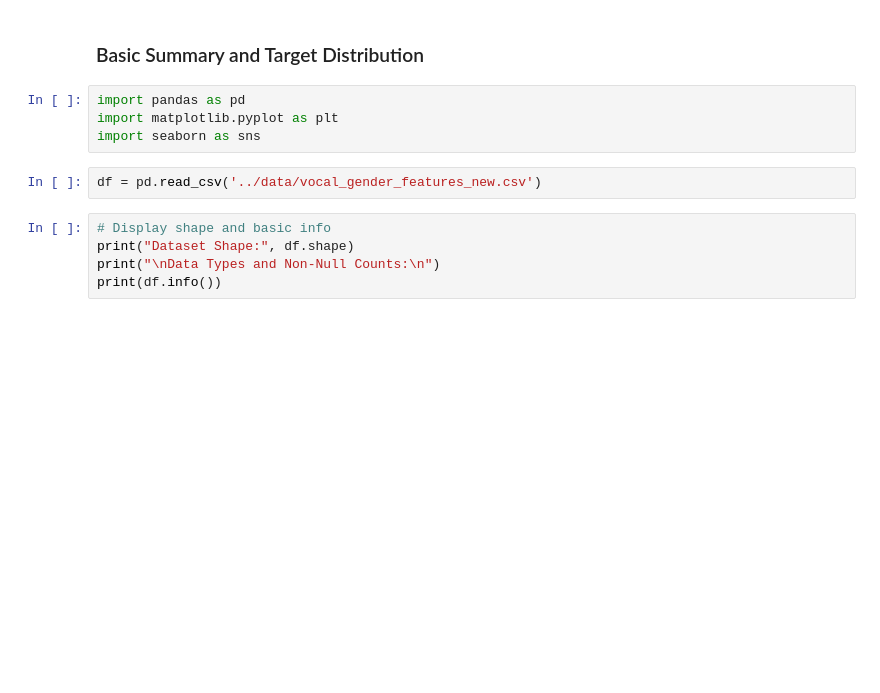
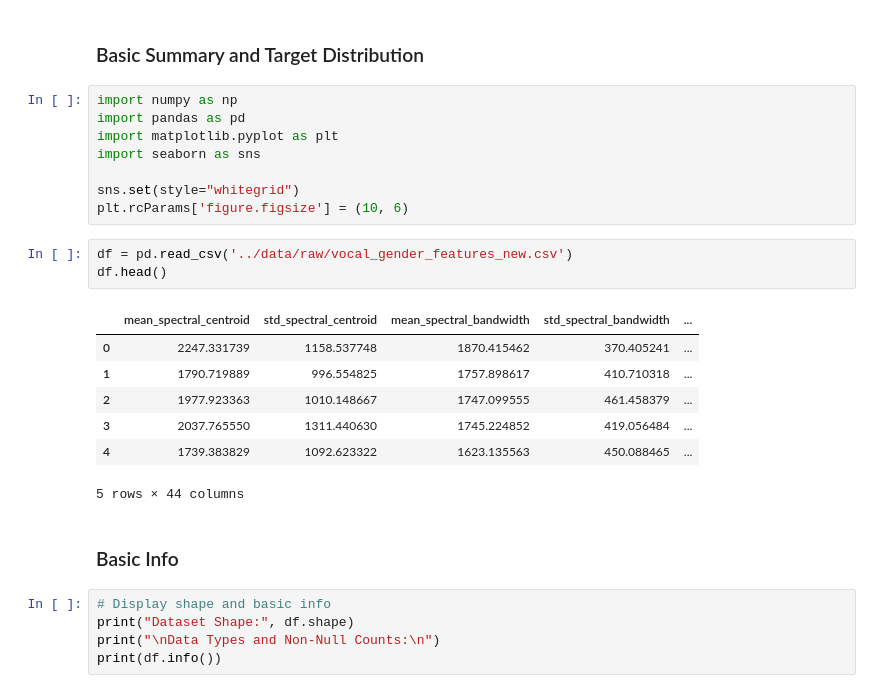
Before and after one commit to shubhampandey97/human_voice_project, a Jupyter notebook: notebooks/eda_and_preprocessing.ipynb, the cells around one changed output. Saved outputs shown, nothing was run; the diff lists cells and outputs as text; blank space fills up the shorter version.

```diff
--- a/notebooks/eda_and_preprocessing.ipynb
+++ b/notebooks/eda_and_preprocessing.ipynb
@@ -1,11 +1,26 @@
 # %% [markdown]
 ### Basic Summary and Target Distribution
 # %%
+import numpy as np
 import pandas as pd
 import matplotlib.pyplot as plt
 import seaborn as sns
+
+sns.set(style="whitegrid")
+plt.rcParams['figure.figsize'] = (10, 6)
 # %%
-df = pd.read_csv('../data/vocal_gender_features_new.csv')
+df = pd.read_csv('../data/raw/vocal_gender_features_new.csv')
+df.head()
+# %% [output]
+|  | mean_spectral_centroid | std_spectral_centroid | mean_spectral_bandwidth | std_spectral_bandwidth | ... |
+| 0 | 2247.331739 | 1158.537748 | 1870.415462 | 370.405241 | ... |
+| 1 | 1790.719889 | 996.554825 | 1757.898617 | 410.710318 | ... |
+| 2 | 1977.923363 | 1010.148667 | 1747.099555 | 461.458379 | ... |
+| 3 | 2037.765550 | 1311.440630 | 1745.224852 | 419.056484 | ... |
+| 4 | 1739.383829 | 1092.623322 | 1623.135563 | 450.088465 | ... |
+5 rows × 44 columns
+# %% [markdown]
+### Basic Info
 # %%
 # Display shape and basic info
 print("Dataset Shape:", df.shape)
```
Also changed, not shown: parts of 17 cells of this notebook, 11 other files.
